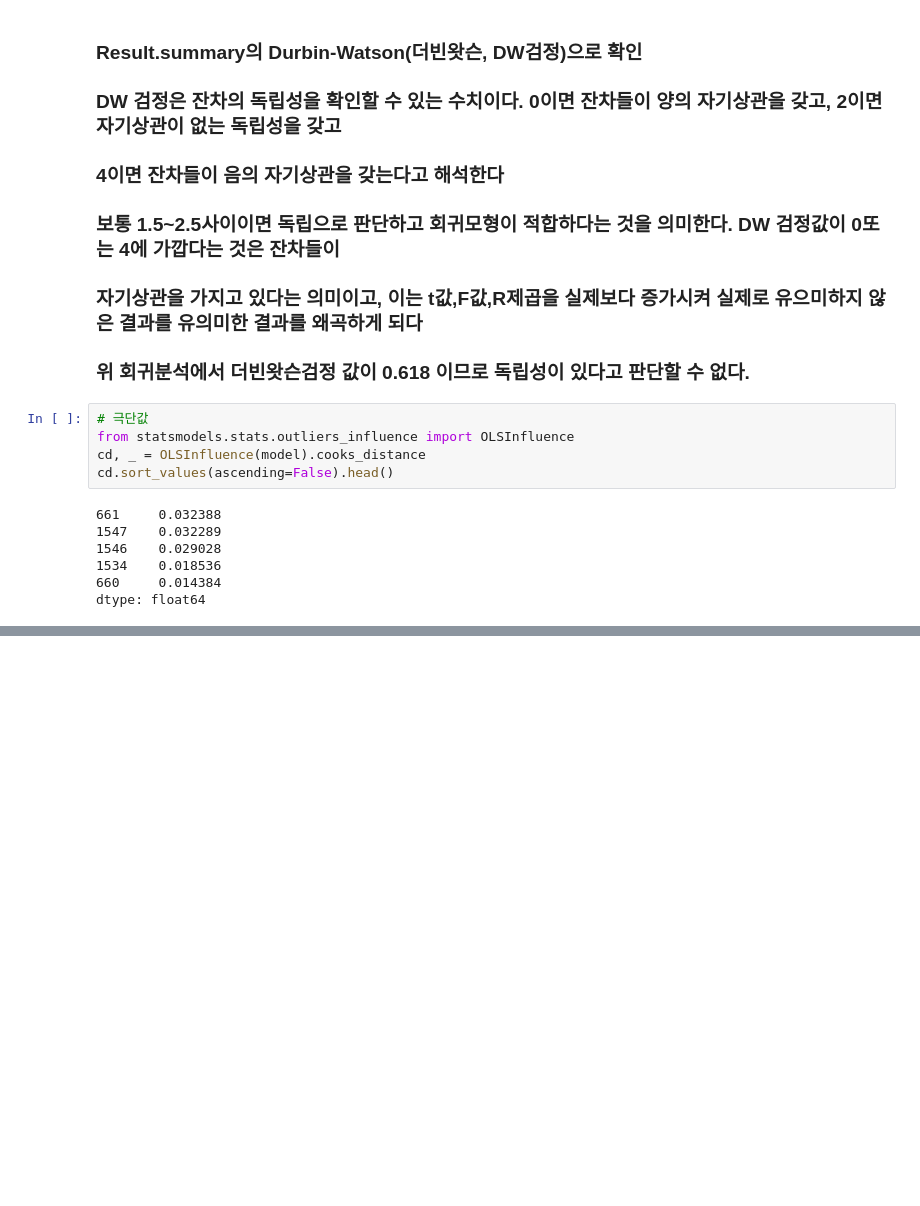
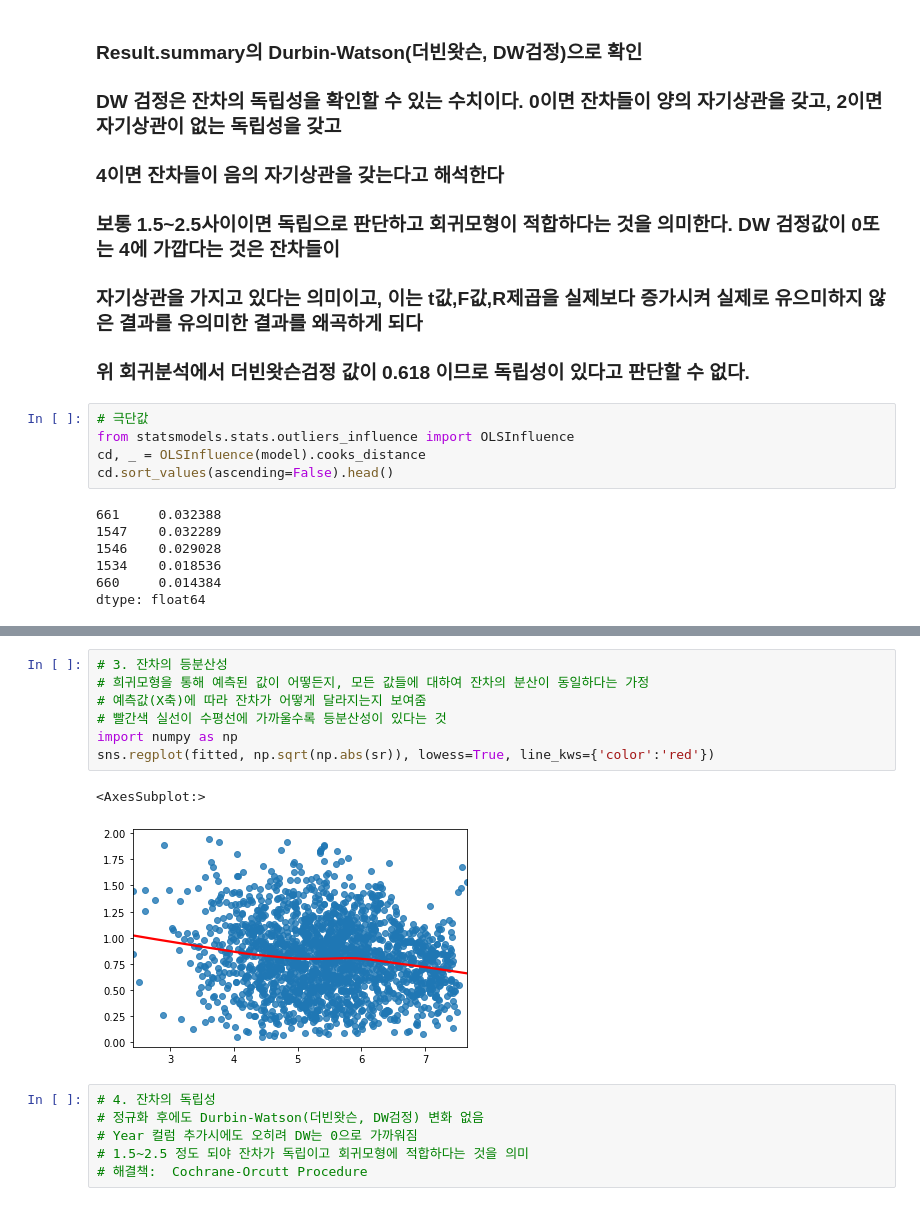
Before and after one commit to chaxx176/World-Happiness-Report-2021, a Jupyter notebook: CHA/회귀모형 가정.ipynb, the cells around one changed output, grey strips where cells are left out. Saved outputs shown, nothing was run; the diff lists cells and outputs as text; blank space fills up the shorter version.

```diff
--- a/CHA/회귀모형 가정.ipynb
+++ b/CHA/회귀모형 가정.ipynb
@@ -114,0 +279,16 @@ dtype: float64
+# %%
+# 3. 잔차의 등분산성
+# 희귀모형을 통해 예측된 값이 어떻든지, 모든 값들에 대하여 잔차의 분산이 동일하다는 가정
+# 예측값(X축)에 따라 잔차가 어떻게 달라지는지 보여줌
+# 빨간색 실선이 수평선에 가까울수록 등분산성이 있다는 것
+import numpy as np
+sns.regplot(fitted, np.sqrt(np.abs(sr)), lowess=True, line_kws={'color':'red'})
+# %% [output]
+<AxesSubplot:>
+[figure, added]
+# %%
+# 4. 잔차의 독립성
+# 정규화 후에도 Durbin-Watson(더빈왓슨, DW검정) 변화 없음
+# Year 컬럼 추가시에도 오히려 DW는 0으로 가까워짐
+# 1.5~2.5 정도 되야 잔차가 독립이고 회귀모형에 적합하다는 것을 의미
+# 해결책:  Cochrane-Orcutt Procedure
```
Also changed, not shown: parts of 9 cells of this notebook.
